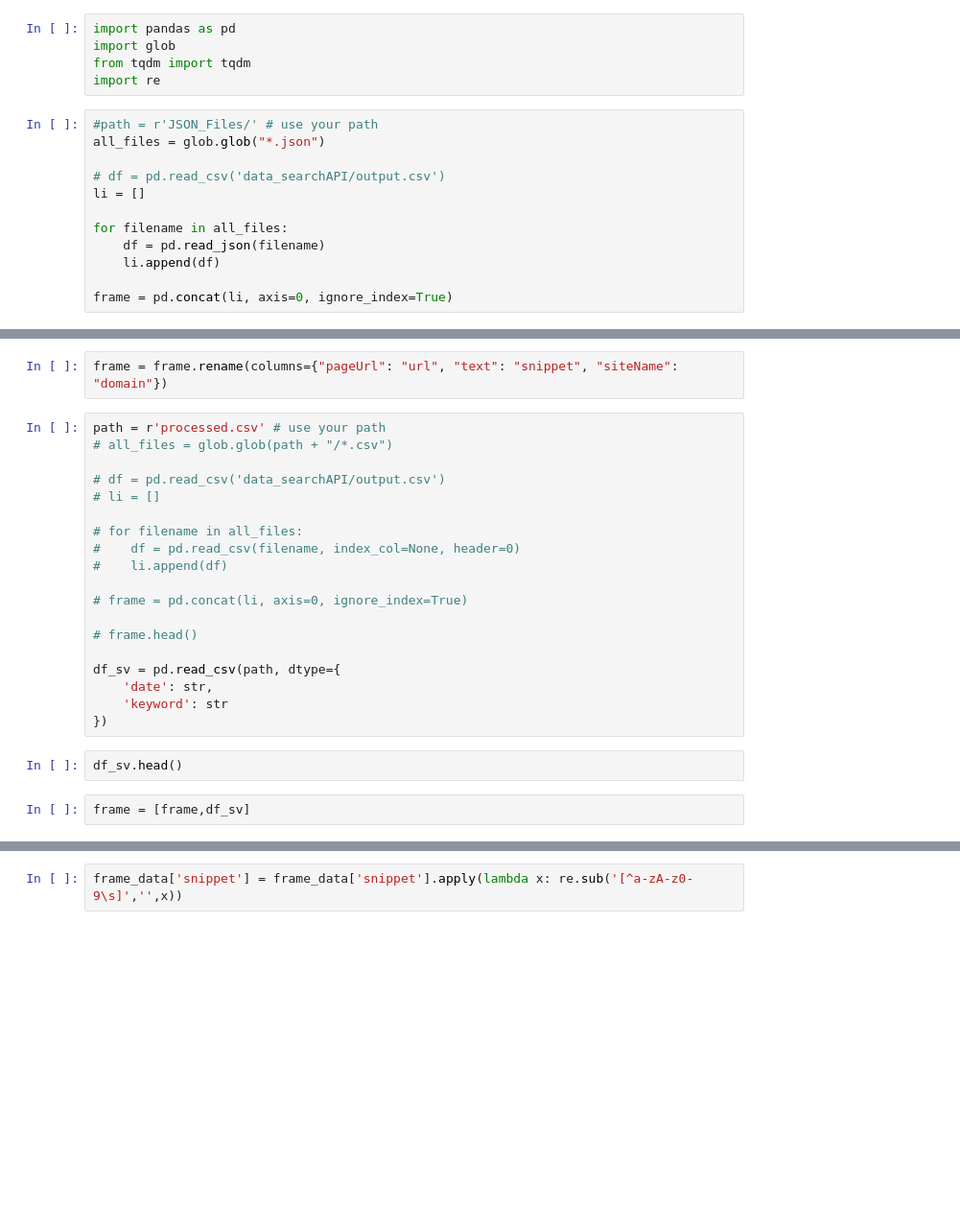
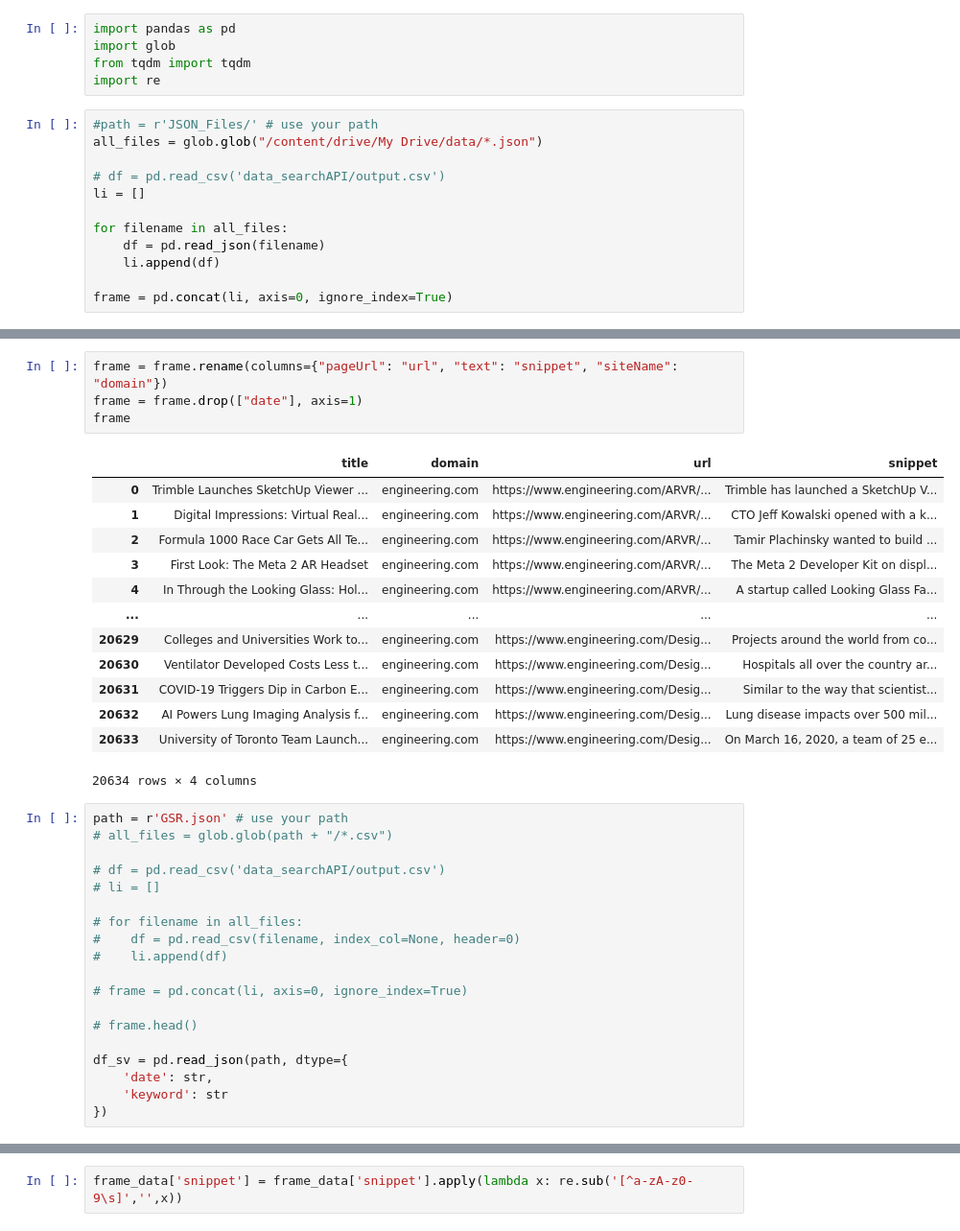
Before and after one commit to rahulmadanraju/Rokin_Dev, a Jupyter notebook: JSON_BERT.ipynb, the cells around one changed output, grey strips where cells are left out. Shown at 96% size. Cells and saved outputs as stored; diff of their text form; blank space fills up the shorter version.

```diff
--- a/JSON_BERT.ipynb
+++ b/JSON_BERT.ipynb
@@ -7,7 +34,7 @@ from tqdm import tqdm
 import re
 # %%
 #path = r'JSON_Files/' # use your path
-all_files = glob.glob("*.json")
+all_files = glob.glob("/content/drive/My Drive/data/*.json")
 
 # df = pd.read_csv('data_searchAPI/output.csv')
 li = []
@@ -27,7 +68,23 @@ frame.head()
 # %%
 frame = frame.rename(columns={"pageUrl": "url", "text": "snippet", "siteName": "domain"})
+frame = frame.drop(["date"], axis=1)
+frame
+# %% [output]
+|  | title | domain | url | snippet |
+| 0 | Trimble Launches SketchUp Viewer ... | engineering.com | https://www.engineering.com/ARVR/... | Trimble has launched a SketchUp V... |
+| 1 | Digital Impressions: Virtual Real... | engineering.com | https://www.engineering.com/ARVR/... | CTO Jeff Kowalski opened with a k... |
+| 2 | Formula 1000 Race Car Gets All Te... | engineering.com | https://www.engineering.com/ARVR/... | Tamir Plachinsky wanted to build ... |
+| 3 | First Look: The Meta 2 AR Headset | engineering.com | https://www.engineering.com/ARVR/... | The Meta 2 Developer Kit on displ... |
+| 4 | In Through the Looking Glass: Hol... | engineering.com | https://www.engineering.com/ARVR/... | A startup called Looking Glass Fa... |
+| ... | ... | ... | ... | ... |
+| 20629 | Colleges and Universities Work to... | engineering.com | https://www.engineering.com/Desig... | Projects around the world from co... |
+| 20630 | Ventilator Developed Costs Less t... | engineering.com | https://www.engineering.com/Desig... | Hospitals all over the country ar... |
+| 20631 | COVID-19 Triggers Dip in Carbon E... | engineering.com | https://www.engineering.com/Desig... | Similar to the way that scientist... |
+| 20632 | AI Powers Lung Imaging Analysis f... | engineering.com | https://www.engineering.com/Desig... | Lung disease impacts over 500 mil... |
+| 20633 | University of Toronto Team Launch... | engineering.com | https://www.engineering.com/Desig... | On March 16, 2020, a team of 25 e... |
+20634 rows × 4 columns
 # %%
-path = r'processed.csv' # use your path
+path = r'GSR.json' # use your path
 # all_files = glob.glob(path + "/*.csv")
 
 # df = pd.read_csv('data_searchAPI/output.csv')
@@ -41,11 +98,7 @@ path = r'processed.csv' # use your path
 
 # frame.head()
 
-df_sv = pd.read_csv(path, dtype={
+df_sv = pd.read_json(path, dtype={
     'date': str,
     'keyword': str
 })
-# %%
-df_sv.head()
-# %%
-frame = [frame,df_sv]
```
Also changed, not shown: parts of 24 cells of this notebook.
